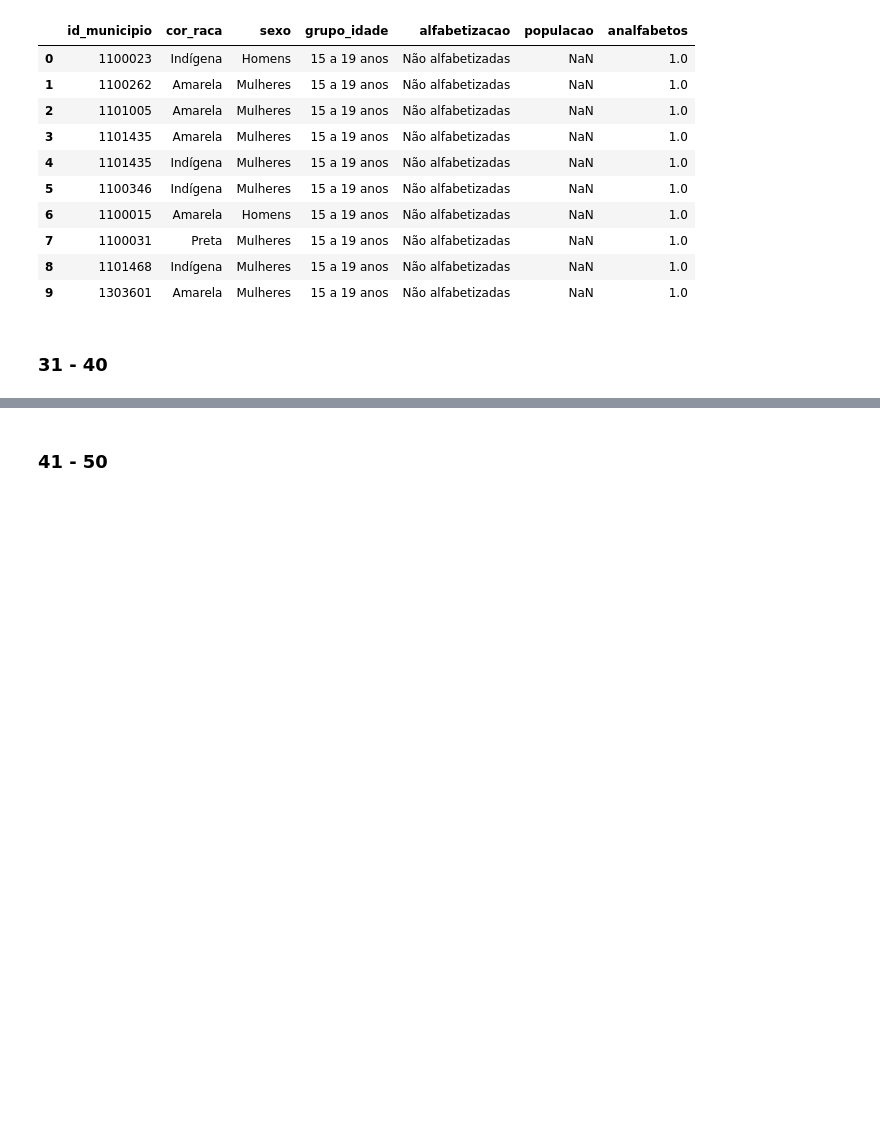
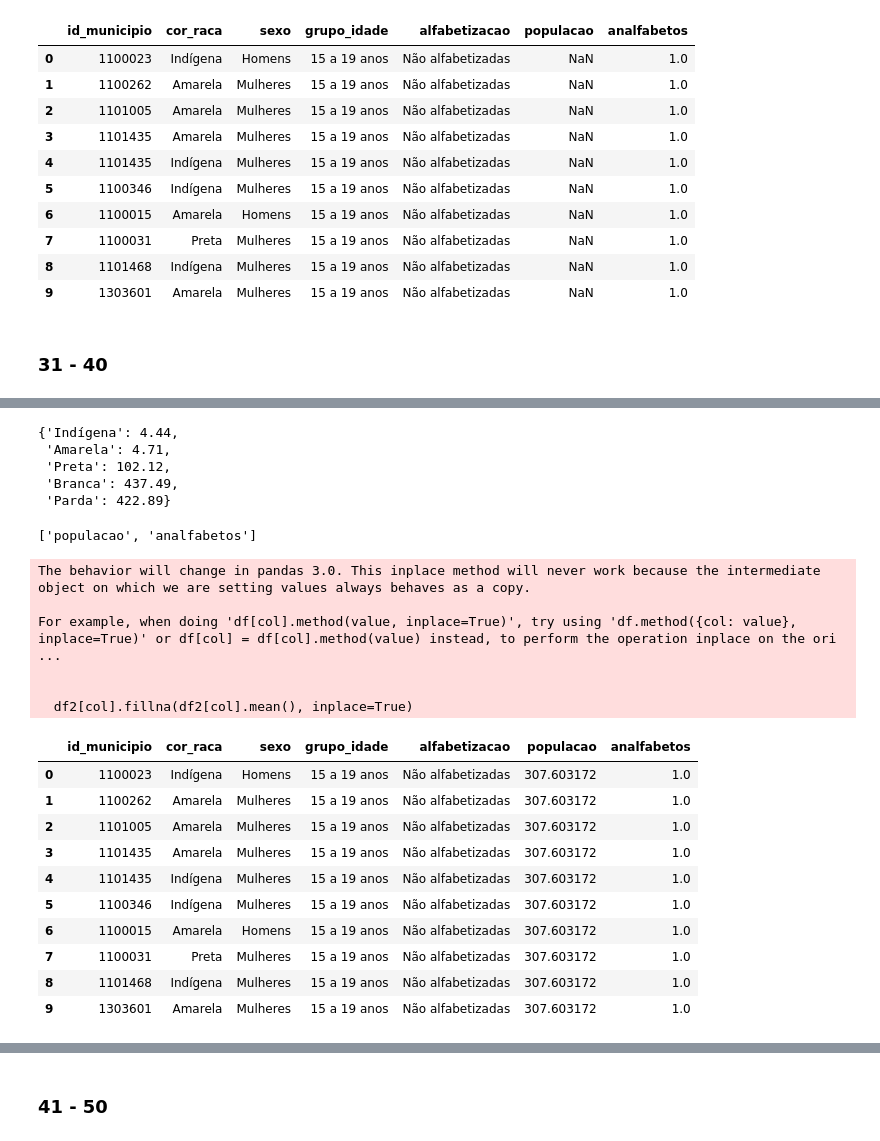
Before and after one commit to zicziczic/AlphabetizationAnalysis, a Jupyter notebook: ExerciciosComplementares.ipynb, the cells around one changed output, grey strips where cells are left out. Drawn from its saved outputs; the diff is of its cells as text; code cells hidden in the pictures; blank space fills up the shorter version.

```diff
--- a/ExerciciosComplementares.ipynb
+++ b/ExerciciosComplementares.ipynb
@@ -272,0 +285,42 @@ df.head(10)
+# %%
+cor_dict = {}
+for raca in df["cor_raca"].unique():
+  df_aux = df[df["cor_raca"] == raca]
+  df_alfabetizados = df_aux[df_aux["alfabetizacao"] == "Alfabetizadas"]
+  media = (df_alfabetizados["populacao"]).sum()/len(df_aux)
+  cor_dict[raca] = round(float(media),2)
+cor_dict
+# %% [output]
+{'Indígena': 4.44,
+ 'Amarela': 4.71,
+ 'Preta': 102.12,
+ 'Branca': 437.49,
+ 'Parda': 422.89}
+# %%
+df_null = df.columns[df.isna().any()].tolist()
+df_null
+# %% [output]
+['populacao', 'analfabetos']
+# %%
+df2 = df
+for col in df_null:
+  df2[col].fillna(df2[col].mean(), inplace=True)
+df2.head(10)
+# %% [output]
+The behavior will change in pandas 3.0. This inplace method will never work because the intermediate object on which we are setting values always behaves as a copy.
+
+For example, when doing 'df[col].method(value, inplace=True)', try using 'df.method({col: value}, inplace=True)' or df[col] = df[col].method(value) instead, to perform the operation inplace on the ori ...
+
+
+  df2[col].fillna(df2[col].mean(), inplace=True)
+|  | id_municipio | cor_raca | sexo | grupo_idade | alfabetizacao | populacao | analfabetos |
+| 0 | 1100023 | Indígena | Homens | 15 a 19 anos | Não alfabetizadas | 307.603172 | 1.0 |
+| 1 | 1100262 | Amarela | Mulheres | 15 a 19 anos | Não alfabetizadas | 307.603172 | 1.0 |
+| 2 | 1101005 | Amarela | Mulheres | 15 a 19 anos | Não alfabetizadas | 307.603172 | 1.0 |
+| 3 | 1101435 | Amarela | Mulheres | 15 a 19 anos | Não alfabetizadas | 307.603172 | 1.0 |
+| 4 | 1101435 | Indígena | Mulheres | 15 a 19 anos | Não alfabetizadas | 307.603172 | 1.0 |
+| 5 | 1100346 | Indígena | Mulheres | 15 a 19 anos | Não alfabetizadas | 307.603172 | 1.0 |
+| 6 | 1100015 | Amarela | Homens | 15 a 19 anos | Não alfabetizadas | 307.603172 | 1.0 |
+| 7 | 1100031 | Preta | Mulheres | 15 a 19 anos | Não alfabetizadas | 307.603172 | 1.0 |
+| 8 | 1101468 | Indígena | Mulheres | 15 a 19 anos | Não alfabetizadas | 307.603172 | 1.0 |
+| 9 | 1303601 | Amarela | Mulheres | 15 a 19 anos | Não alfabetizadas | 307.603172 | 1.0 |
```
Also changed, not shown: parts of 7 cells of this notebook.
